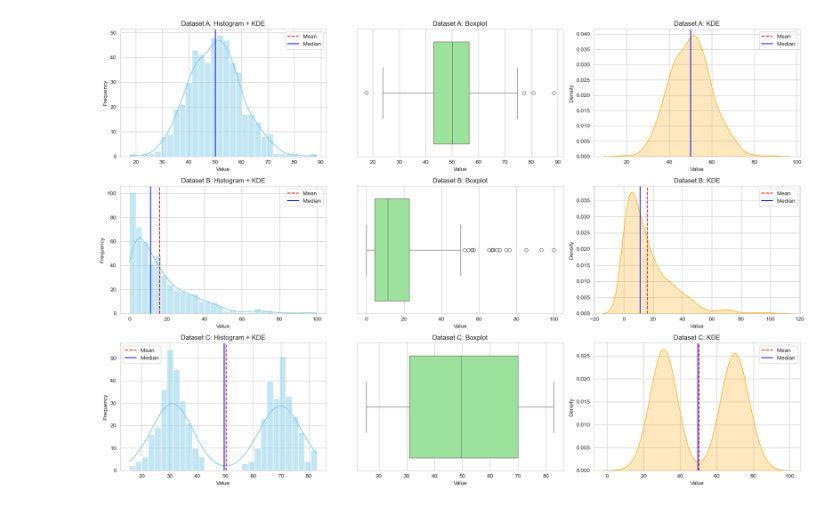
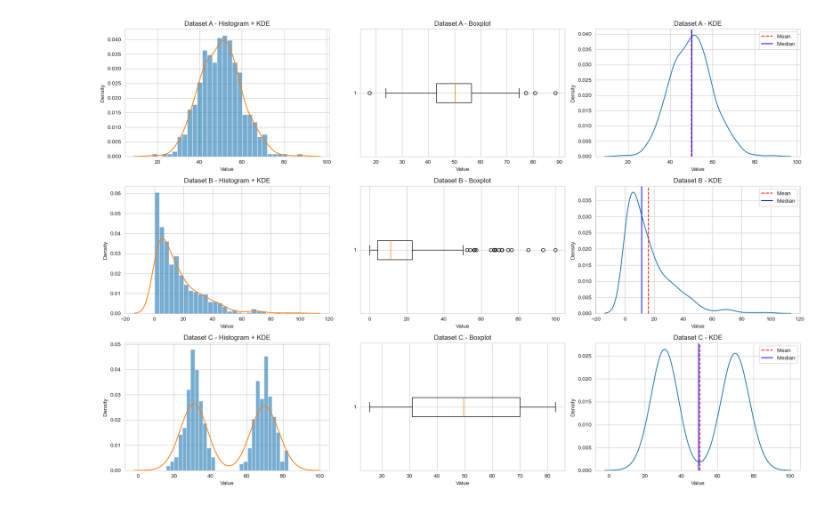
Before and after one commit to ElvinNasirov/m3-01-lab-eda-toolkit-summary-pitfalls, a Jupyter notebook: m3-01-eda-toolkit-summary-pitfalls.ipynb, the cells around one changed output. Drawn from its saved outputs; the diff is of its cells as text; code cells hidden in the pictures.

```diff
--- a/m3-01-eda-toolkit-summary-pitfalls.ipynb
+++ b/m3-01-eda-toolkit-summary-pitfalls.ipynb
@@ -79,37 +73,37 @@ summary_table
 # %%
+# Task 2: Visualize the Distributions
+
 datasets = [dataset_A, dataset_B, dataset_C]
 dataset_names = ["Dataset A", "Dataset B", "Dataset C"]
 
 fig, axes = plt.subplots(3, 3, figsize=(18, 12))
 
 for i, data in enumerate(datasets):
     mean_val = np.mean(data)
     median_val = np.median(data)
 
-    # Histogram + KDE
-    sns.histplot(data, bins=30, kde=True, ax=axes[i, 0], color='skyblue', edgecolor='white')
-    axes[i, 0].axvline(mean_val, color='red', linestyle='--', label='Mean')
-    axes[i, 0].axvline(median_val, color='blue', linestyle='-', label='Median')
-    axes[i, 0].set_title(f"{dataset_names[i]}: Histogram + KDE")
+    # 1. Histogram with 30 bins + KDE overlay
+    axes[i, 0].hist(data, bins=30, density=True, alpha=0.6)
+    sns.kdeplot(data, ax=axes[i, 0])
+    axes[i, 0].set_title(f"{dataset_names[i]} - Histogram + KDE")
     axes[i, 0].set_xlabel("Value")
-    axes[i, 0].set_ylabel("Frequency")
-    axes[i, 0].legend()
+    axes[i, 0].set_ylabel("Density")
 
-    # Boxplot
-    sns.boxplot(x=data, ax=axes[i, 1], orient='h', color='lightgreen')
-    axes[i, 1].set_title(f"{dataset_names[i]}: Boxplot")
+    # 2. Boxplot (horizontal)
+    axes[i, 1].boxplot(data, vert=False)
+    axes[i, 1].set_title(f"{dataset_names[i]} - Boxplot")
     axes[i, 1].set_xlabel("Value")
 
-    # KDE only
-    sns.kdeplot(data, ax=axes[i, 2], fill=True, color='orange')
-    axes[i, 2].axvline(mean_val, color='red', linestyle='--', label='Mean')
-    axes[i, 2].axvline(median_val, color='blue', linestyle='-', label='Median')
-    axes[i, 2].set_title(f"{dataset_names[i]}: KDE")
+    # 3. KDE plot with mean and median lines
+    sns.kdeplot(data, ax=axes[i, 2])
+    axes[i, 2].axvline(mean_val, linestyle='--', color='red', label='Mean')
+    axes[i, 2].axvline(median_val, linestyle='-', color='blue', label='Median')
+    axes[i, 2].set_title(f"{dataset_names[i]} - KDE")
     axes[i, 2].set_xlabel("Value")
     axes[i, 2].set_ylabel("Density")
     axes[i, 2].legend()
 
 plt.tight_layout()
 plt.show()
 # %% [output]
-[figure, old version]
+[figure, new version]
```
Also changed, not shown: parts of 12 cells of this notebook.
